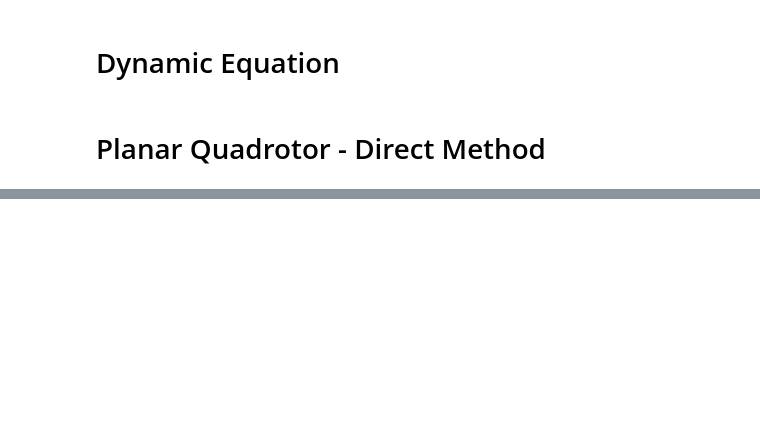
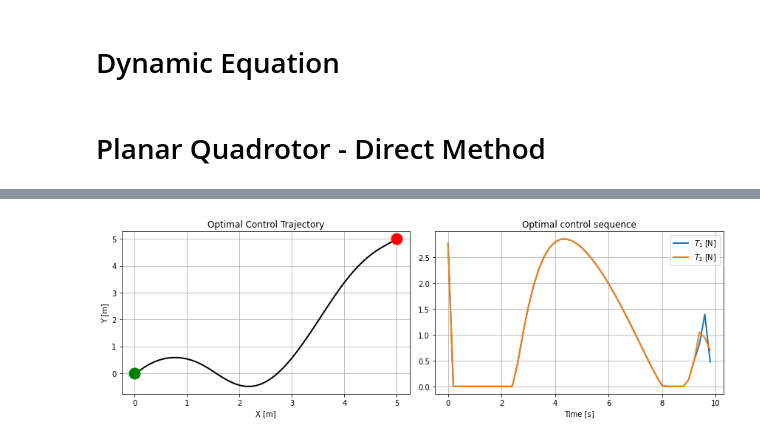
Before and after one commit to PeiChenWu/AA203_Final_Project, a Jupyter notebook: Planar Quadrotor Trajectory Optimization - Direct Method.ipynb, the cells around one changed output, grey strips where cells are left out. Drawn from its saved outputs; the diff is of its cells as text; code cells hidden in the pictures; blank space fills up the shorter version.

Commit message:
add plots

```diff
--- a/Planar Quadrotor Trajectory Optimization - Direct Method.ipynb
+++ b/Planar Quadrotor Trajectory Optimization - Direct Method.ipynb
@@ -231,7 +233,7 @@ class PlanarQuadrotorDynamicsWithInvertedPendulum:
         # yapf: enable
 
         # Pendulum
-        self.mp = self.mQ*0.7
+        self.mp = self.mQ*0.8
         self.L = self.l*2
         self.Ip = self.mp*(self.L/2)**2
 
@@ -337,0 +345,38 @@ animate_planar_quad_with_inverted_pendulum(t, s[:,0], s[:,1], s[:,2], s[:,3], di
+# %%
+T1 = u[:, 0]
+T2 = u[:, 1]
+
+x = s[:, 0]
+y = s[:, 1]
+θ = s[:, 2]
+ϕ = s[:, 3]
+
+data = {'t_f': t, 's': s, 'u': u}
+save_dict(data, f'data/optimal_control.pkl')
+maybe_makedirs('plots')
+
+# plotting
+# plt.rc('font', weight='bold', size=16)
+plt.figure(figsize=(12, 4))
+plt.subplot(1, 2, 1)
+plt.plot(x, y, 'k-', linewidth=2)
+plt.grid(True)
+plt.plot(0, 0, 'go', markerfacecolor='green', markersize=15)
+plt.plot(5, 5, 'ro', markerfacecolor='red', markersize=15)
+plt.xlabel('X [m]')
+plt.ylabel('Y [m]')
+#plt.axis([-1, 6, -1, 6])
+plt.title(f'Optimal Control Trajectory')
+
+plt.subplot(1, 2, 2)
+plt.plot(t[:-1], T1, linewidth=2)
+plt.plot(t[:-1], T2, linewidth=2)
+plt.grid(True)
+plt.xlabel('Time [s]')
+plt.legend([r'$T_1$ [N]', r'$T_2$ [N]'], loc='best')
+plt.title(f'Optimal control sequence')
+plt.tight_layout()
+plt.savefig(f'plots/optimal_control.png')
+plt.show()
+# %% [output]
+[figure, added]
```
Also changed, not shown: parts of 5 cells of this notebook, 3 other files.
